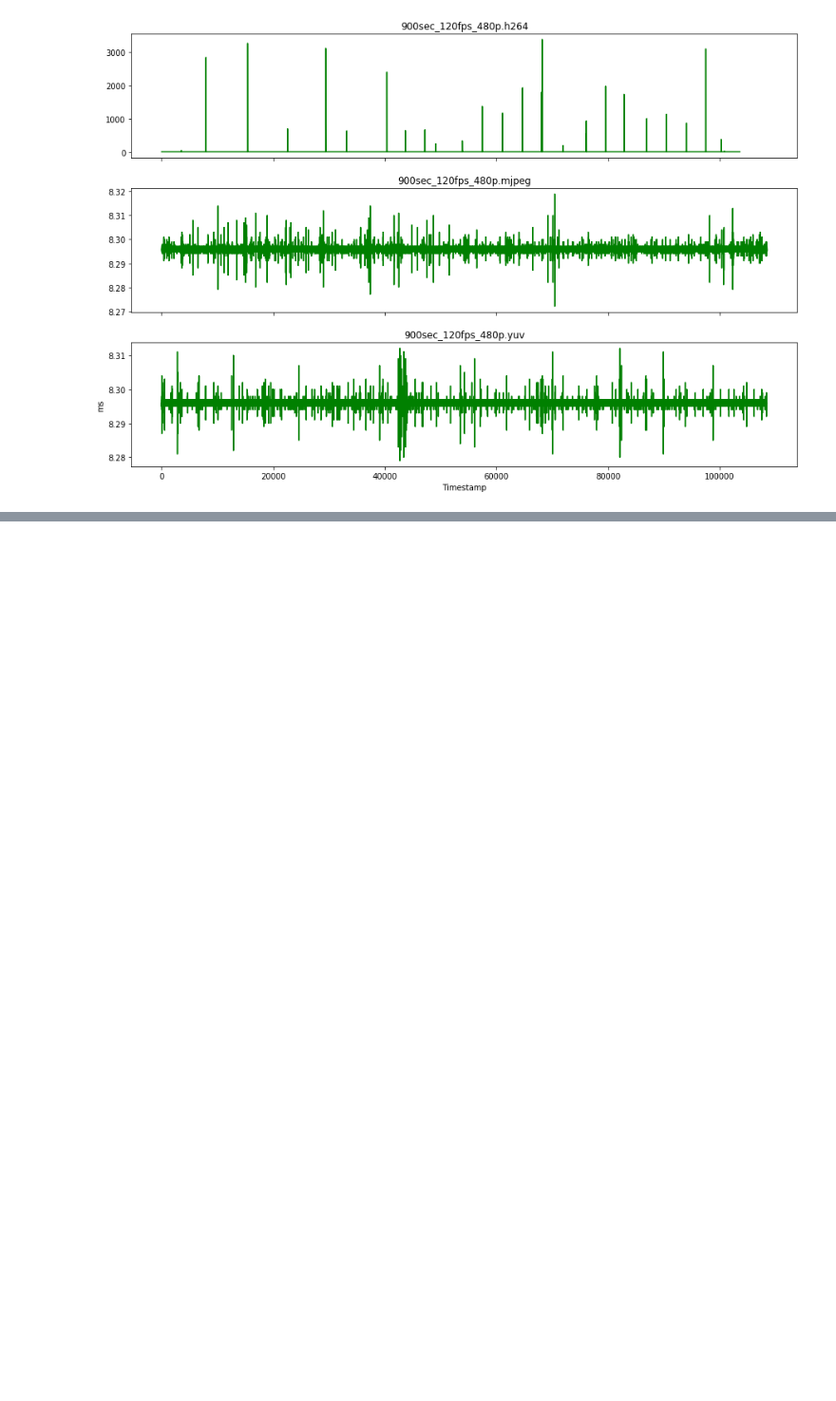
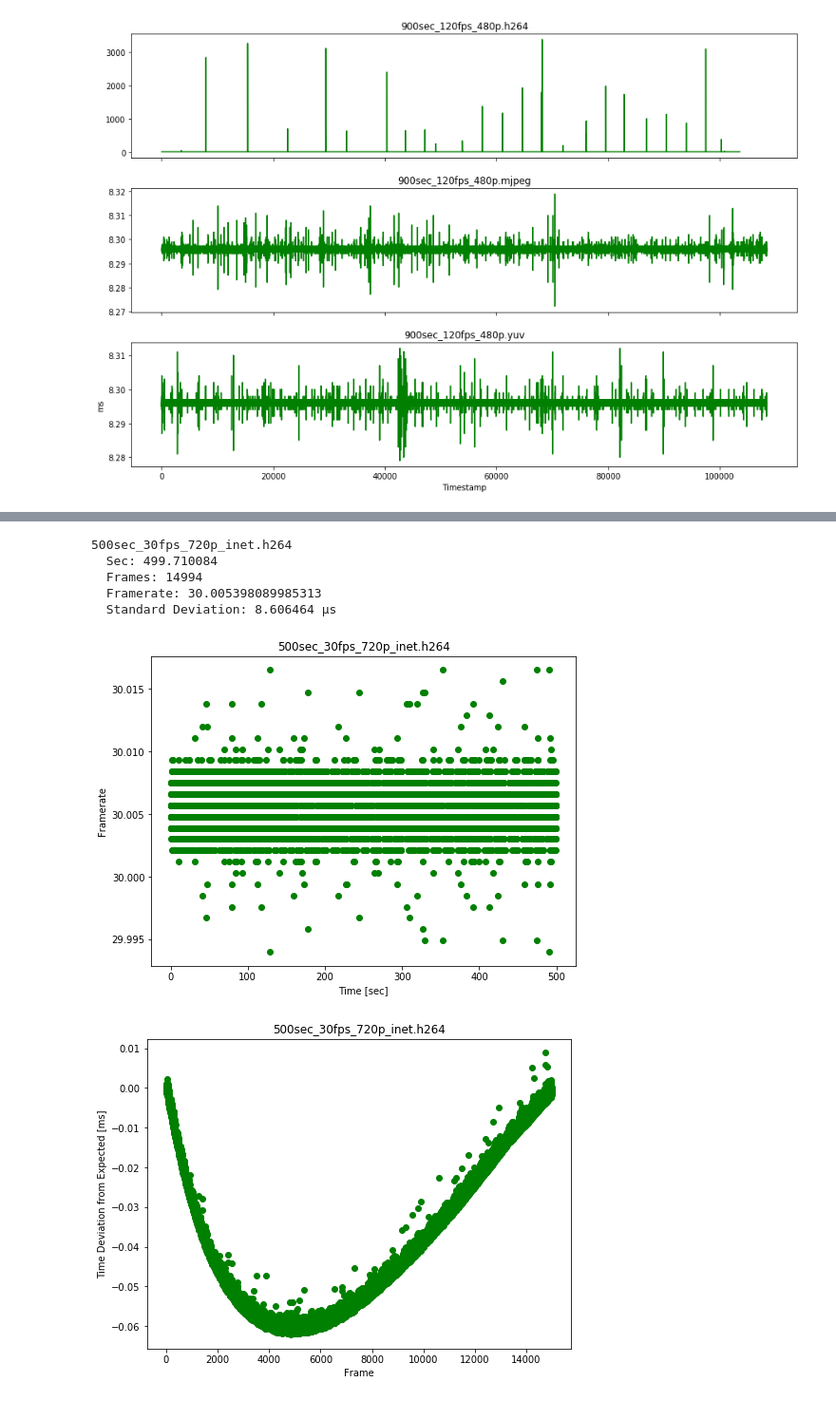
Before and after one commit to zacharyselk/picam, a Jupyter notebook: evaluation/Untitled.ipynb, the cells around one changed output, grey strips where cells are left out. Shown: that part at 95% size. Drawn from its saved outputs; the diff is of its cells as text; code cells hidden in the pictures; blank space fills up the shorter version.

```diff
--- a/evaluation/Untitled.ipynb
+++ b/evaluation/Untitled.ipynb
@@ -61,7 +77,15 @@ obj.plot_timestamps()
 # %%
-obj = tools.fileEvaluation(LOGS_PATH + '500sec_30fps_720p_inet.h264.ts')
+obj = tools.evaluate(LOGS_PATH + '500sec_30fps_720p_inet.h264.ts')
 
 obj.info()
 obj.plot_framerate()
 obj.plot_relative_deviation()
 obj.plot_timestamps()
+# %% [output]
+500sec_30fps_720p_inet.h264
+  Sec: 499.710084
+  Frames: 14994
+  Framerate: 30.005398089985313
+  Standard Deviation: 8.606464 µs
+[figure, added]
+[figure, added]
```
Also changed, not shown: parts of 6 cells of this notebook, 1 other file.
